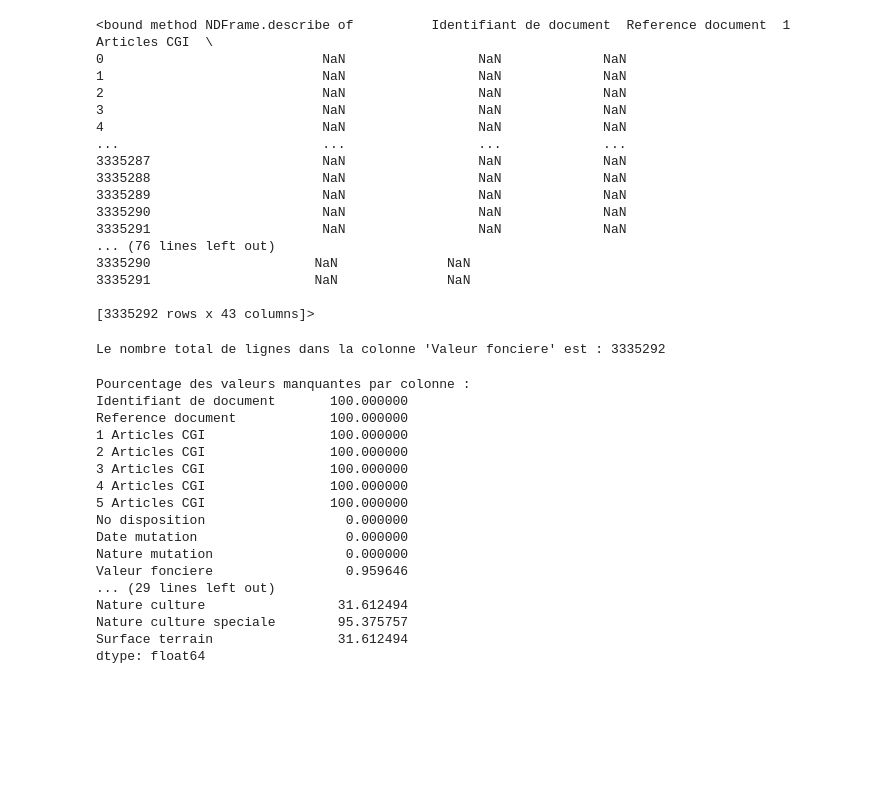
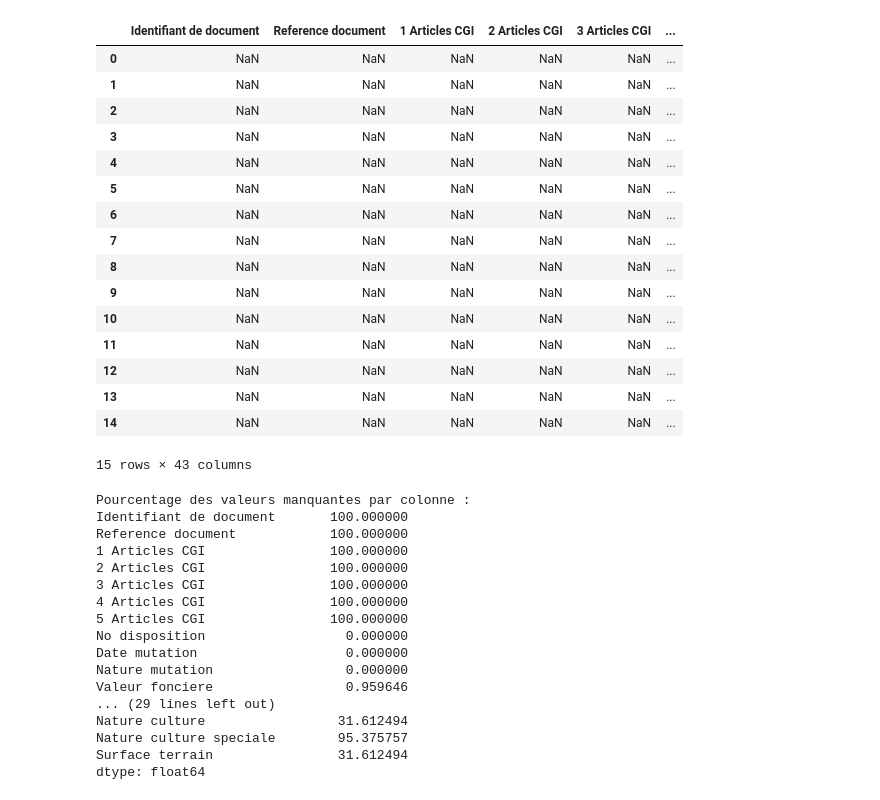
Before and after one commit to Ndeyefatou8/Machine_Learning, a Jupyter notebook: Projet_ML.ipynb, the cells around one changed output. Saved outputs shown, nothing was run; the diff lists cells and outputs as text; code cells hidden in the pictures; blank space fills up the shorter version.

```diff
--- a/Projet_ML.ipynb
+++ b/Projet_ML.ipynb
@@ -1,33 +4,24 @@
 # %%
-import pandas as pd
-
 df = pd.read_csv('valeursfoncieres-2018.txt', delimiter='|',decimal=",")
-df.shape
-df.describe
+df.head(15)
 # %% [output]
+|  | Identifiant de document | Reference document | 1 Articles CGI | 2 Articles CGI | 3 Articles CGI | ... |
+| 0 | NaN | NaN | NaN | NaN | NaN | ... |
+| 1 | NaN | NaN | NaN | NaN | NaN | ... |
+| 2 | NaN | NaN | NaN | NaN | NaN | ... |
+| 3 | NaN | NaN | NaN | NaN | NaN | ... |
+| 4 | NaN | NaN | NaN | NaN | NaN | ... |
+| 5 | NaN | NaN | NaN | NaN | NaN | ... |
+| 6 | NaN | NaN | NaN | NaN | NaN | ... |
+| 7 | NaN | NaN | NaN | NaN | NaN | ... |
+| 8 | NaN | NaN | NaN | NaN | NaN | ... |
+| 9 | NaN | NaN | NaN | NaN | NaN | ... |
+| 10 | NaN | NaN | NaN | NaN | NaN | ... |
+| 11 | NaN | NaN | NaN | NaN | NaN | ... |
+| 12 | NaN | NaN | NaN | NaN | NaN | ... |
+| 13 | NaN | NaN | NaN | NaN | NaN | ... |
+| 14 | NaN | NaN | NaN | NaN | NaN | ... |
-<bound method NDFrame.describe of          Identifiant de document  Reference document  1 Articles CGI  \
-0                            NaN                 NaN             NaN
-1                            NaN                 NaN             NaN
-2                            NaN                 NaN             NaN
-3                            NaN                 NaN             NaN
-4                            NaN                 NaN             NaN
-...                          ...                 ...             ...
-3335287                      NaN                 NaN             NaN
-3335288                      NaN                 NaN             NaN
-3335289                      NaN                 NaN             NaN
-3335290                      NaN                 NaN             NaN
-3335291                      NaN                 NaN             NaN
-... (76 lines left out)
-3335290                     NaN              NaN
-3335291                     NaN              NaN
-
-[3335292 rows x 43 columns]>
+15 rows × 43 columns
-# %%
-df.columns
-nb_valeurs = df['Valeur fonciere'].shape[0]
-print("Le nombre total de lignes dans la colonne 'Valeur fonciere' est :", nb_valeurs)
-# %% [output]
-Le nombre total de lignes dans la colonne 'Valeur fonciere' est : 3335292
 # %%
 # Calculer le pourcentage des valeurs manquantes par colonne
 pourcentage_valeurs_manquantes = (df.isna().sum() / len(df)) * 100
```
Also changed, not shown: parts of 22 cells of this notebook.
